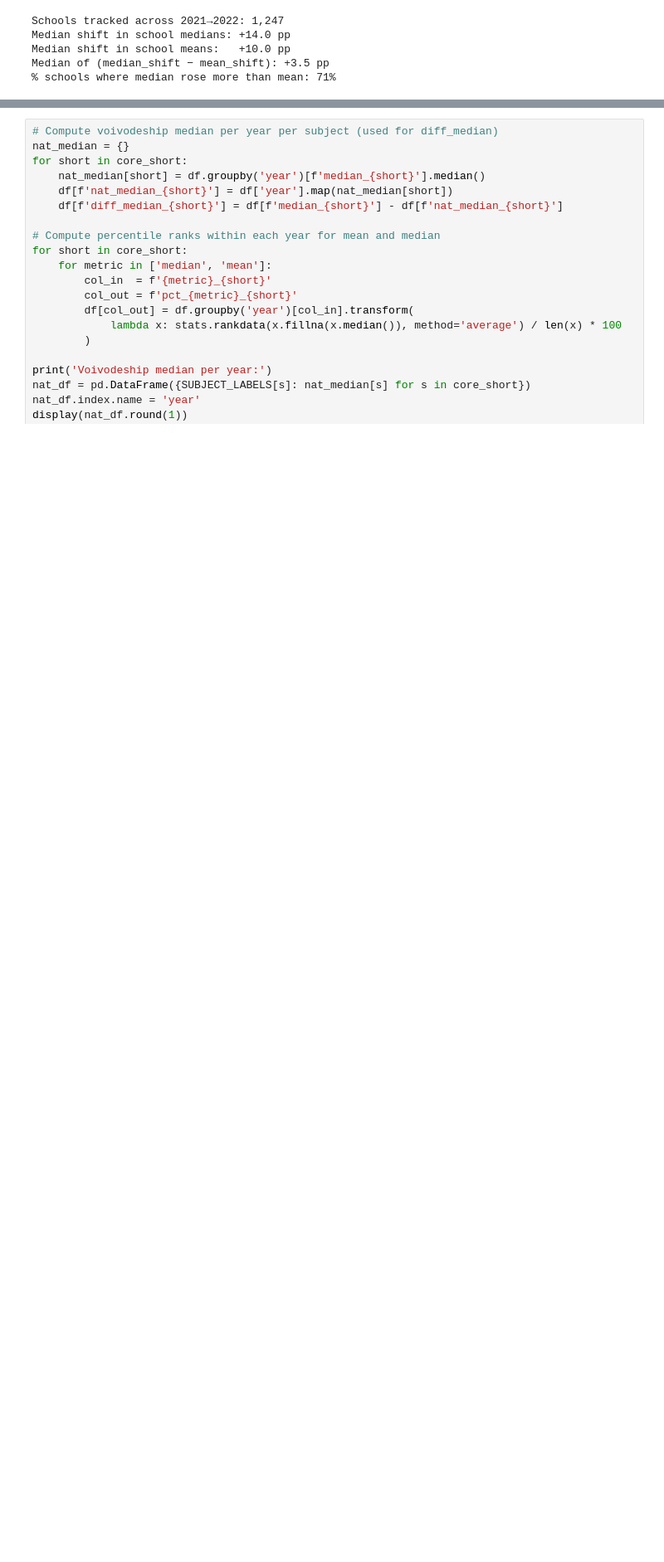
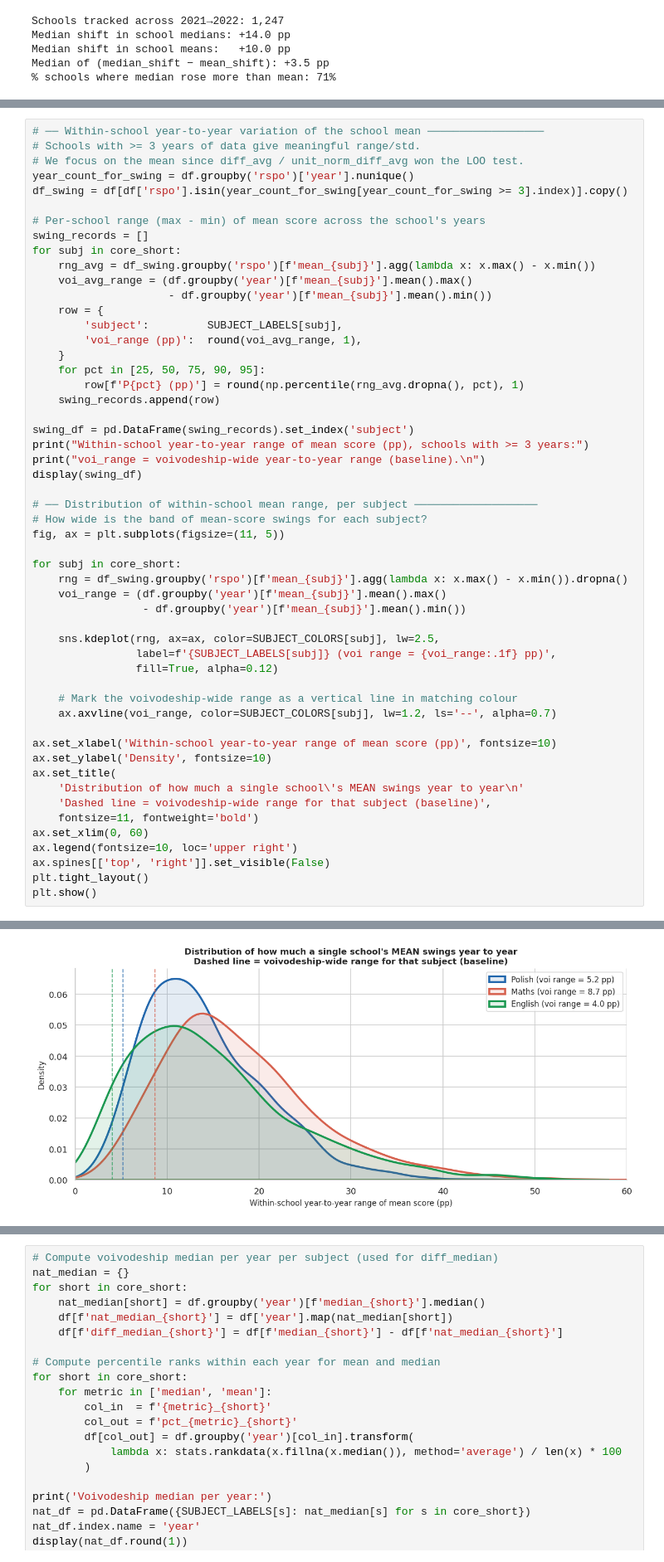
Before and after one commit to herbakamil/compare-primary-schools-mazowieckie, a Jupyter notebook: notebooks/how_to_measure_school_quality.ipynb, the cells around one changed output, grey strips where cells are left out. Shown at 83% size. Drawn from its saved outputs; the diff is of its cells as text; blank space fills up the shorter version.

```diff
--- a/notebooks/how_to_measure_school_quality.ipynb
+++ b/notebooks/how_to_measure_school_quality.ipynb
@@ -681,0 +675,54 @@ shifts. This is one more reason `diff_avg` beats `diff_med` in LOO stability.
+# %%
+# ── Within-school year-to-year variation of the school mean ──────────────────
+# Schools with >= 3 years of data give meaningful range/std.
+# We focus on the mean since diff_avg / unit_norm_diff_avg won the LOO test.
+year_count_for_swing = df.groupby('rspo')['year'].nunique()
+df_swing = df[df['rspo'].isin(year_count_for_swing[year_count_for_swing >= 3].index)].copy()
+
+# Per-school range (max - min) of mean score across the school's years
+swing_records = []
+for subj in core_short:
+    rng_avg = df_swing.groupby('rspo')[f'mean_{subj}'].agg(lambda x: x.max() - x.min())
+    voi_avg_range = (df.groupby('year')[f'mean_{subj}'].mean().max()
+                     - df.groupby('year')[f'mean_{subj}'].mean().min())
+    row = {
+        'subject':         SUBJECT_LABELS[subj],
+        'voi_range (pp)':  round(voi_avg_range, 1),
+    }
+    for pct in [25, 50, 75, 90, 95]:
+        row[f'P{pct} (pp)'] = round(np.percentile(rng_avg.dropna(), pct), 1)
+    swing_records.append(row)
+
+swing_df = pd.DataFrame(swing_records).set_index('subject')
+print("Within-school year-to-year range of mean score (pp), schools with >= 3 years:")
+print("voi_range = voivodeship-wide year-to-year range (baseline).\n")
+display(swing_df)
+
+# ── Distribution of within-school mean range, per subject ───────────────────
+# How wide is the band of mean-score swings for each subject?
+fig, ax = plt.subplots(figsize=(11, 5))
+
+for subj in core_short:
+    rng = df_swing.groupby('rspo')[f'mean_{subj}'].agg(lambda x: x.max() - x.min()).dropna()
+    voi_range = (df.groupby('year')[f'mean_{subj}'].mean().max()
+                 - df.groupby('year')[f'mean_{subj}'].mean().min())
+
+    sns.kdeplot(rng, ax=ax, color=SUBJECT_COLORS[subj], lw=2.5,
+                label=f'{SUBJECT_LABELS[subj]} (voi range = {voi_range:.1f} pp)',
+                fill=True, alpha=0.12)
+
+    # Mark the voivodeship-wide range as a vertical line in matching colour
+    ax.axvline(voi_range, color=SUBJECT_COLORS[subj], lw=1.2, ls='--', alpha=0.7)
+
+ax.set_xlabel('Within-school year-to-year range of mean score (pp)', fontsize=10)
+ax.set_ylabel('Density', fontsize=10)
+ax.set_title(
+    'Distribution of how much a single school\'s MEAN swings year to year\n'
+    'Dashed line = voivodeship-wide range for that subject (baseline)',
+    fontsize=11, fontweight='bold')
+ax.set_xlim(0, 60)
+ax.legend(fontsize=10, loc='upper right')
+ax.spines[['top', 'right']].set_visible(False)
+plt.tight_layout()
+plt.show()
+# %% [output]
@@ -681,0 +736 @@ shifts. This is one more reason `diff_avg` beats `diff_med` in LOO stability.
+[figure, added]
```
Also changed, not shown: parts of 27 cells of this notebook.
